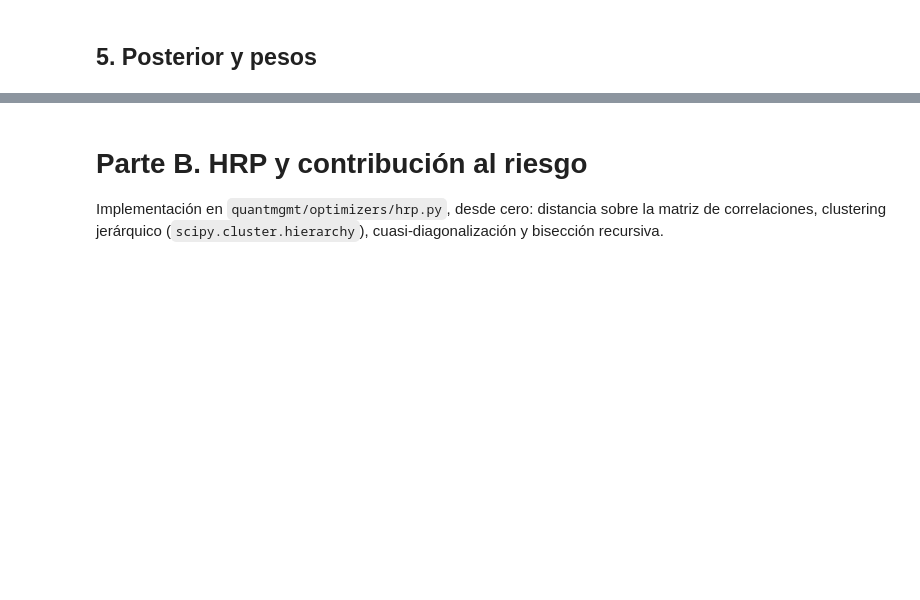
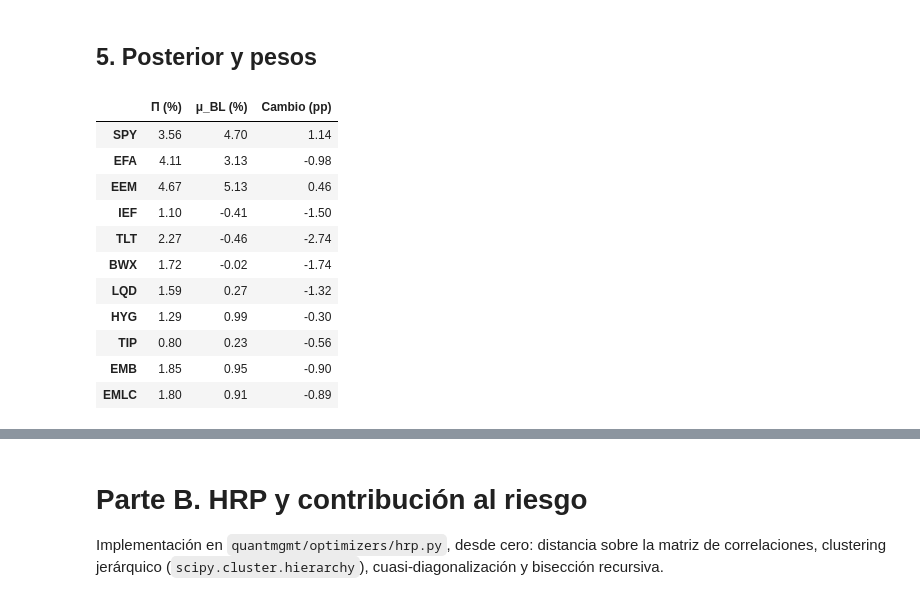
Before and after one commit to hectoorperezz/quant-management, a Jupyter notebook: notebooks/03_bl_hrp.ipynb, the cells around one changed output, grey strips where cells are left out. Drawn from its saved outputs; the diff is of its cells as text; code cells hidden in the pictures; blank space fills up the shorter version.

```diff
--- a/notebooks/03_bl_hrp.ipynb
+++ b/notebooks/03_bl_hrp.ipynb
@@ -315,2 +370,24 @@ pd.DataFrame({"Q": Q, "Confianza": confianza, "ω": np.diag(omega), "√ω": np.
 # %% [markdown]
 ## 5. Posterior y pesos
+# %%
+from quantmgmt.optimizers.black_litterman import posterior
+
+mu_bl, sigma_bl = posterior(pi, sigma, P, Q, omega, tau)
+
+# Rentabilidad esperada: equilibrio frente a posterior
+rent_esp = pd.DataFrame({"Π (%)": pi * 100, "μ_BL (%)": mu_bl * 100})
+rent_esp["Cambio (pp)"] = rent_esp["μ_BL (%)"] - rent_esp["Π (%)"]
+rent_esp.round(2)
+# %% [output]
+|  | Π (%) | μ_BL (%) | Cambio (pp) |
+| SPY | 3.56 | 4.70 | 1.14 |
+| EFA | 4.11 | 3.13 | -0.98 |
+| EEM | 4.67 | 5.13 | 0.46 |
+| IEF | 1.10 | -0.41 | -1.50 |
+| TLT | 2.27 | -0.46 | -2.74 |
+| BWX | 1.72 | -0.02 | -1.74 |
+| LQD | 1.59 | 0.27 | -1.32 |
+| HYG | 1.29 | 0.99 | -0.30 |
+| TIP | 0.80 | 0.23 | -0.56 |
+| EMB | 1.85 | 0.95 | -0.90 |
+| EMLC | 1.80 | 0.91 | -0.89 |
```
Also changed, not shown: parts of 7 cells of this notebook.
